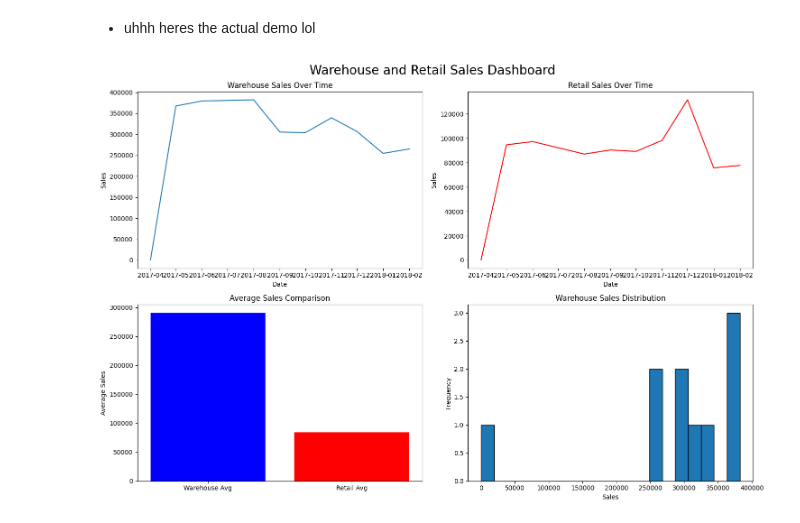
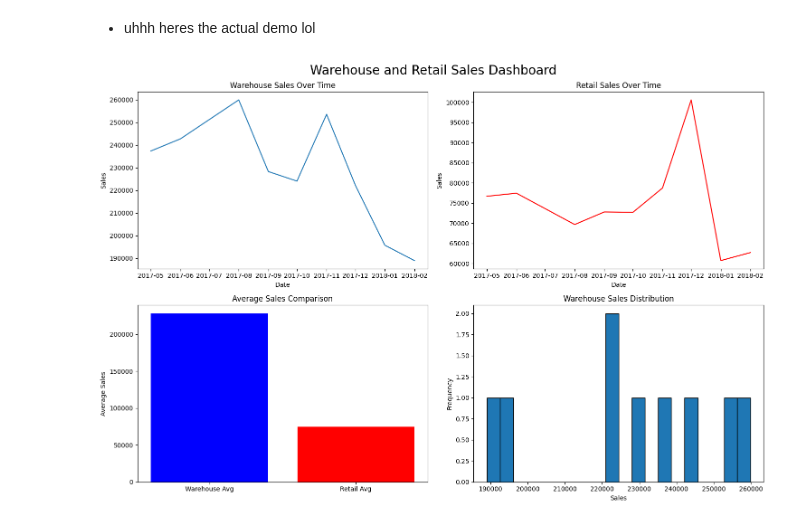
Before and after one commit to 110325-Data-Foundations/Group1NumPy, a Jupyter notebook: visualization.ipynb, the cells around one changed output. Drawn from its saved outputs; the diff is of its cells as text; code cells hidden in the pictures.

```diff
--- a/visualization.ipynb
+++ b/visualization.ipynb
@@ -119,12 +119,12 @@ df = pd.read_csv("./data/Warehouse_and_Retail_Sales.csv")
 #-------------------------------------------------------------
 
 # gets rid of values that removes bad data also cleans a tiny bit and makes trends visible lol...
-# # removes 0's and negatives
-# df = df[(df["WAREHOUSE SALES"] > 0) & (df["RETAIL SALES"] > 0)]
-# # filters extreme outliers that distorted plots by having very large sales
-# df = df[(df["WAREHOUSE SALES"] < 10000) & (df["RETAIL SALES"] < 5000)]
-# # filter rows by year & month, adding columns to get monthly total
-# monthly = df.groupby(["YEAR", "MONTH"]).sum()
+# removes 0's and negatives
+df = df[(df["WAREHOUSE SALES"] > 0) & (df["RETAIL SALES"] > 0)]
+# filters extreme outliers that distorted plots by having very large sales
+df = df[(df["WAREHOUSE SALES"] < 10000) & (df["RETAIL SALES"] < 5000)]
+# filter rows by year & month, adding columns to get monthly total
+monthly = df.groupby(["YEAR", "MONTH"]).sum()
 
 # ".values" converts pandas column into a NumPy array
 # built real date column from year and month ex: 2017 + 4 -> "2017-04"
@@ -173,31 +173,31 @@ axes[0,1].set_ylabel("Sales")
 # calculate averages using numpy fast & efficiently >:)
 avg_warehouse = np.mean(warehouse_sales)
 avg_retail = np.mean(retail_sales)
 # creates bar chart comparing averages which shows warehouse avg and retail avg
 axes[1,0].bar(["Warehouse Avg", "Retail Avg"], [avg_warehouse, avg_retail], color=["blue","red"])
 # labeling axes and title
 axes[1,0].set_title("Average Sales Comparison")
 axes[1,0].set_ylabel("Average Sales")
 
 #------------------------------------------------------------
 
 # Shows how many MONTHS warehouse sales had within a certain dollar range (how many months had sales in that range)
 # some months didnt have sales in the range with the empty bins
 # also the reason why the frequency isnt higher is because I filtered/removed negative values, zero values, crazy outliers = a lot of rows
 # i also grouped the months so essentially i had 9 months of real data after filtering lol
 # holy yap
 
 # made histogram and bin size 20 to see in depth a bit more on how much was spent
 axes[1,1].hist(warehouse_sales, bins=20, edgecolor="black")
 # title and axes...
 axes[1,1].set_title("Warehouse Sales Distribution")
 axes[1,1].set_xlabel("Sales")
 axes[1,1].set_ylabel("Frequency")
 
 #------------------------------------------------------------
 
 # clean up layout and let there be light...
 plt.tight_layout(rect=[0,0,1,1])
 plt.show()
 # %% [output]
-[figure, old version]
+[figure, new version]
```
Also changed, not shown: 3 other files.
